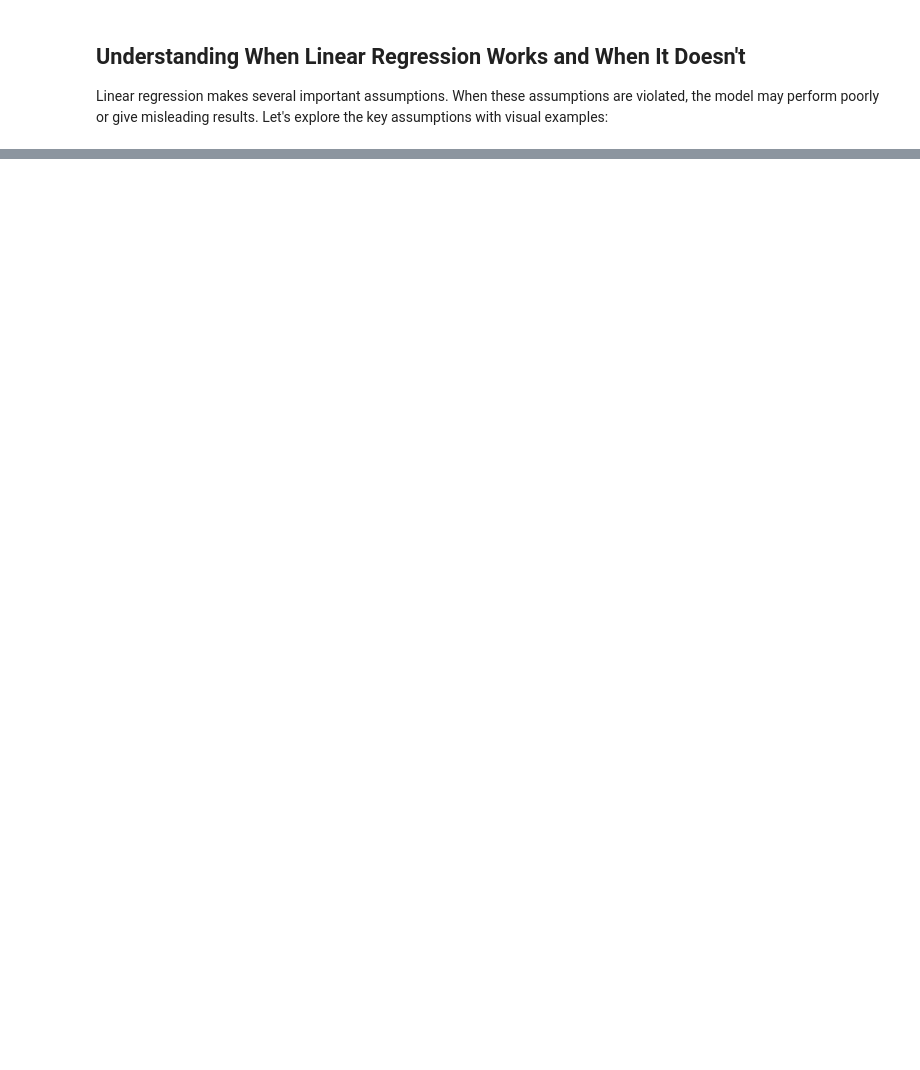
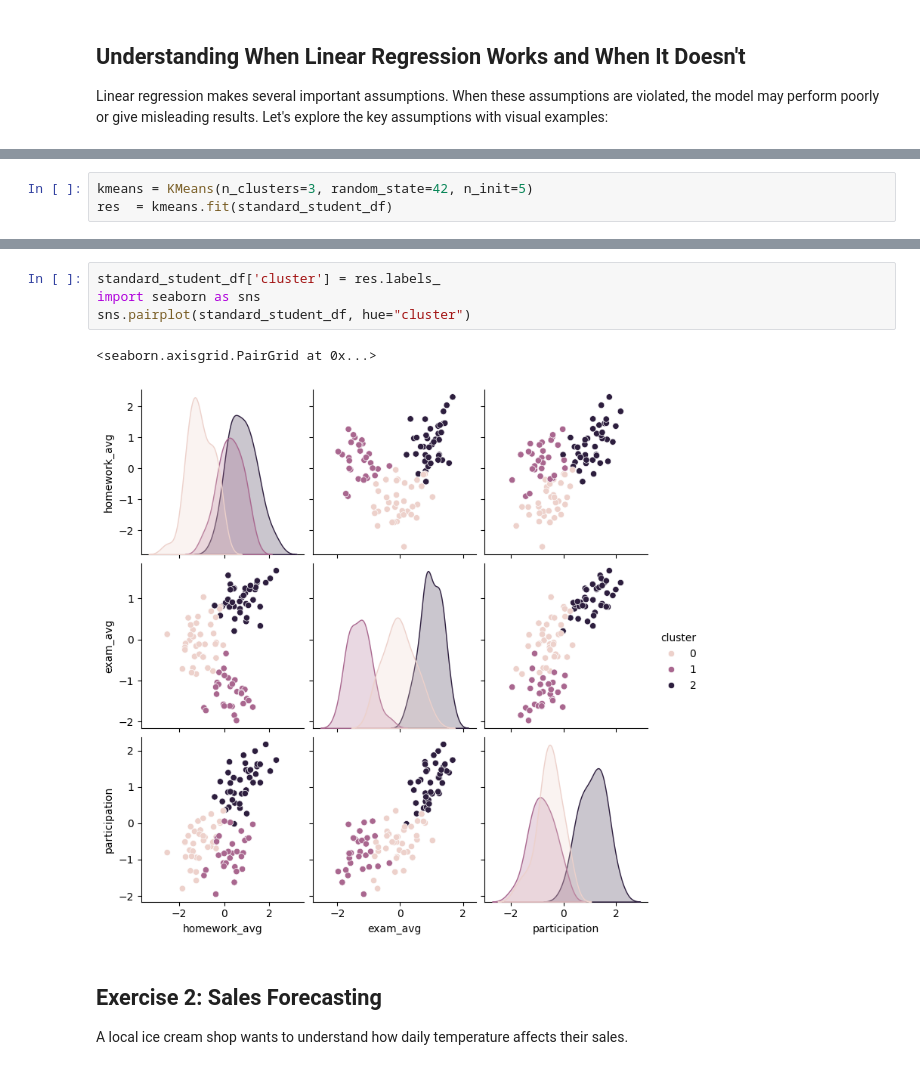
Before and after one commit to KubaJerz/VLab_AI_ML_Training, a Jupyter notebook: summer25-workshop/01clusters_and_regression.ipynb, the cells around one changed output, grey strips where cells are left out. Saved outputs shown, nothing was run; the diff lists cells and outputs as text; blank space fills up the shorter version.

```diff
--- a/summer25-workshop/01clusters_and_regression.ipynb
+++ b/summer25-workshop/01clusters_and_regression.ipynb
@@ -1553,0 +887,3 @@ Testing set: 10 observations
+# %%
+kmeans = KMeans(n_clusters=3, random_state=42, n_init=5)
+res  = kmeans.fit(standard_student_df)
@@ -1553,0 +900,11 @@ Testing set: 10 observations
+# %%
+standard_student_df['cluster'] = res.labels_
+import seaborn as sns
+sns.pairplot(standard_student_df, hue="cluster")
+# %% [output]
+<seaborn.axisgrid.PairGrid at 0x...>
+[figure, added]
+# %% [markdown]
+## Exercise 2: Sales Forecasting
+
+A local ice cream shop wants to understand how daily temperature affects their sales.
```
Also changed, not shown: parts of 116 cells of this notebook, 3 other files.
